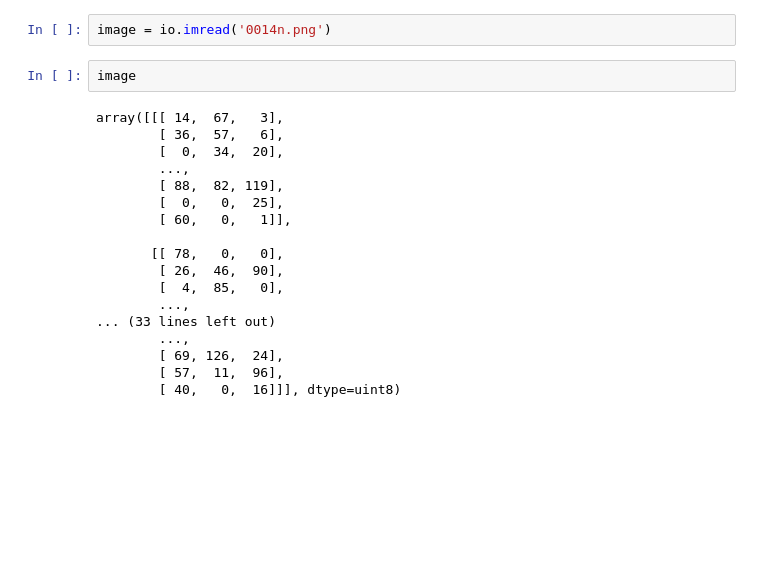
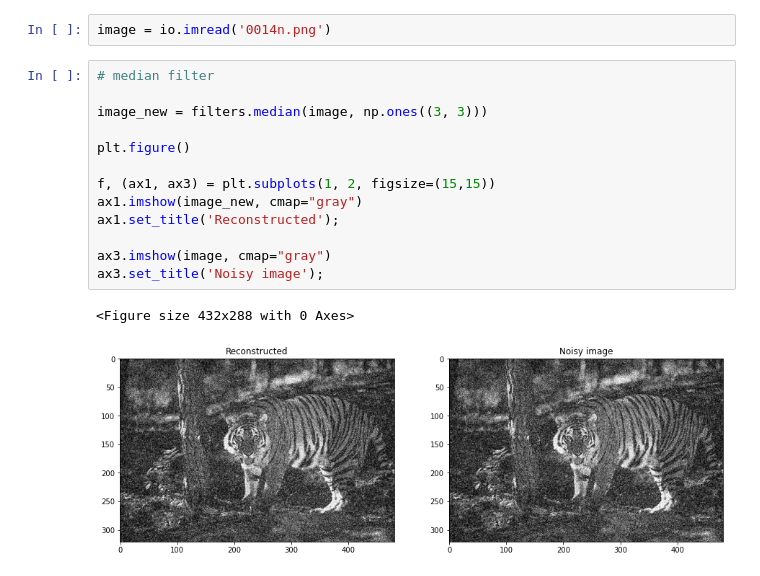
Before and after one commit to AshwinUniyal/Image_denoising, a Jupyter notebook: Untitled.ipynb, the cells around one changed output. Cells and saved outputs as stored; diff of their text form; blank space fills up the shorter version.

Commit message:
tried a filter

```diff
--- a/Untitled.ipynb
+++ b/Untitled.ipynb
@@ -143,23 +203,19 @@ image[320,480]
 0.037857254901960784
 # %%
 image = io.imread('0014n.png')
-# %%
-image
-# %% [output]
-array([[[ 14,  67,   3],
-        [ 36,  57,   6],
-        [  0,  34,  20],
-        ...,
-        [ 88,  82, 119],
-        [  0,   0,  25],
-        [ 60,   0,   1]],
-
-       [[ 78,   0,   0],
-        [ 26,  46,  90],
-        [  4,  85,   0],
-        ...,
-... (33 lines left out)
-        ...,
-        [ 69, 126,  24],
-        [ 57,  11,  96],
-        [ 40,   0,  16]]], dtype=uint8)
+# %%
+# median filter
+
+image_new = filters.median(image, np.ones((3, 3)))
+
+plt.figure()
+
+f, (ax1, ax3) = plt.subplots(1, 2, figsize=(15,15))
+ax1.imshow(image_new, cmap="gray")
+ax1.set_title('Reconstructed');
+
+ax3.imshow(image, cmap="gray")
+ax3.set_title('Noisy image');
+# %% [output]
+<Figure size 432x288 with 0 Axes>
+[figure, added]
```
Also changed, not shown: parts of 13 cells of this notebook.
